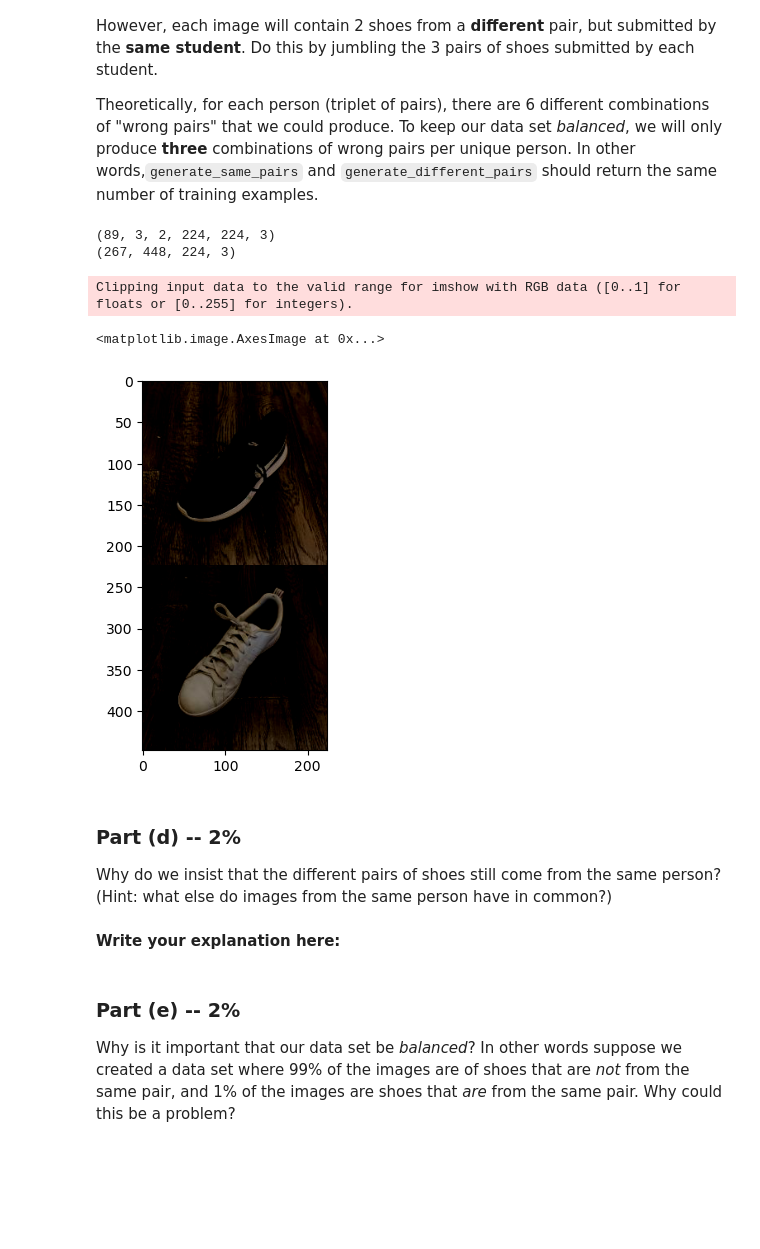
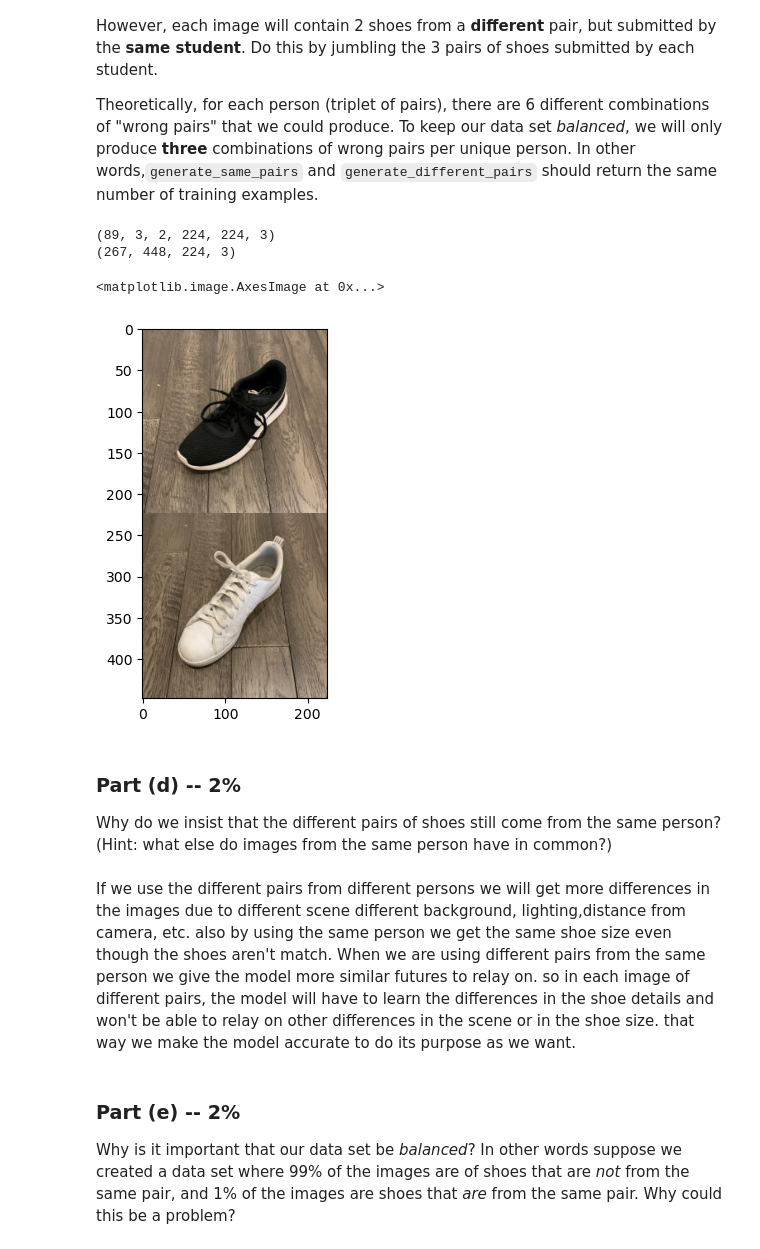
Before and after one commit to aradgast/DeepLearningCourse, a Jupyter notebook: Assignment3_Yhonatan.ipynb, the cells around one changed output. Drawn from its saved outputs; the diff is of its cells as text; code cells hidden in the pictures; blank space fills up the shorter version.

```diff
--- a/Assignment3_Yhonatan.ipynb
+++ b/Assignment3_Yhonatan.ipynb
@@ -173,38 +165,42 @@ return the same number of training examples.
 # %%
 def generate_different_pair(data_set):
   res = np.empty((np.shape(data_set)[0] * np.shape(data_set)[1], 448,224,3))
   for i in range(np.shape(data_set)[0]):
     tmp_left0  = np.array(data_set[i,0,0,:,:,:])
     tmp_left1  = np.array(data_set[i,1,0,:,:,:])
     tmp_left2  = np.array(data_set[i,2,0,:,:,:])
     tmp_right0 = np.array(data_set[i,0,1,:,:,:])
     tmp_right1 = np.array(data_set[i,1,1,:,:,:])
     tmp_right2 = np.array(data_set[i,2,1,:,:,:])
     tmp_merged0 = np.concatenate((tmp_left0, tmp_right1), axis=0)
     tmp_merged1 = np.concatenate((tmp_left1, tmp_right2), axis=0)
     tmp_merged2 = np.concatenate((tmp_left2, tmp_right0), axis=0)
     res[(i+1)*(0+1)-1,:,:,:] = tmp_merged0
     res[(i+1)*(1+1)-1,:,:,:] = tmp_merged1
     res[(i+1)*(2+1)-1,:,:,:] = tmp_merged2
 
   return res
 # Run this code, include the result with your PDF submission
 print(train_data.shape) # if this is [N, 3, 2, 224, 224, 3]
 print(generate_different_pair(train_data).shape) # should be [N*3, 448, 224, 3]
-plt.imshow(generate_different_pair(train_data)[0]) # should show 2 shoes from different pairs
+plt.imshow(np.add(generate_different_pair(train_data)[0],0.5)) # should show 2 shoes from different pairs
 # %% [output]
 (89, 3, 2, 224, 224, 3)
 (267, 448, 224, 3)
-Clipping input data to the valid range for imshow with RGB data ([0..1] for floats or [0..255] for integers).
+<matplotlib.image.AxesImage at 0x...>
-<matplotlib.image.AxesImage at 0x...>
-[figure, old version]
+[figure, new version]
 # %% [markdown]
 ### Part (d) -- 2%
 
 Why do we insist that the different pairs of shoes still come from the same
 person?  (Hint: what else do images from the same person have in common?)
-# %% [markdown]
-**Write your explanation here:**
+# %% [markdown]
+If we use the different pairs from different persons we will get more differences in the images due to different scene
+different background, lighting,distance from camera, etc.
+also by using the same person we get the same shoe size even though the shoes aren't match.
+When we are using different pairs from the same person we give the model more similar futures to relay on.
+so in each image of different pairs, the model will have to learn the differences in the shoe details and won't be able to relay on other differences in the scene or in the shoe size.
+that way we make the model accurate to do its purpose as we want.
 # %% [markdown]
 ### Part (e) -- 2%
 
```
Also changed, not shown: parts of 8 cells of this notebook.
